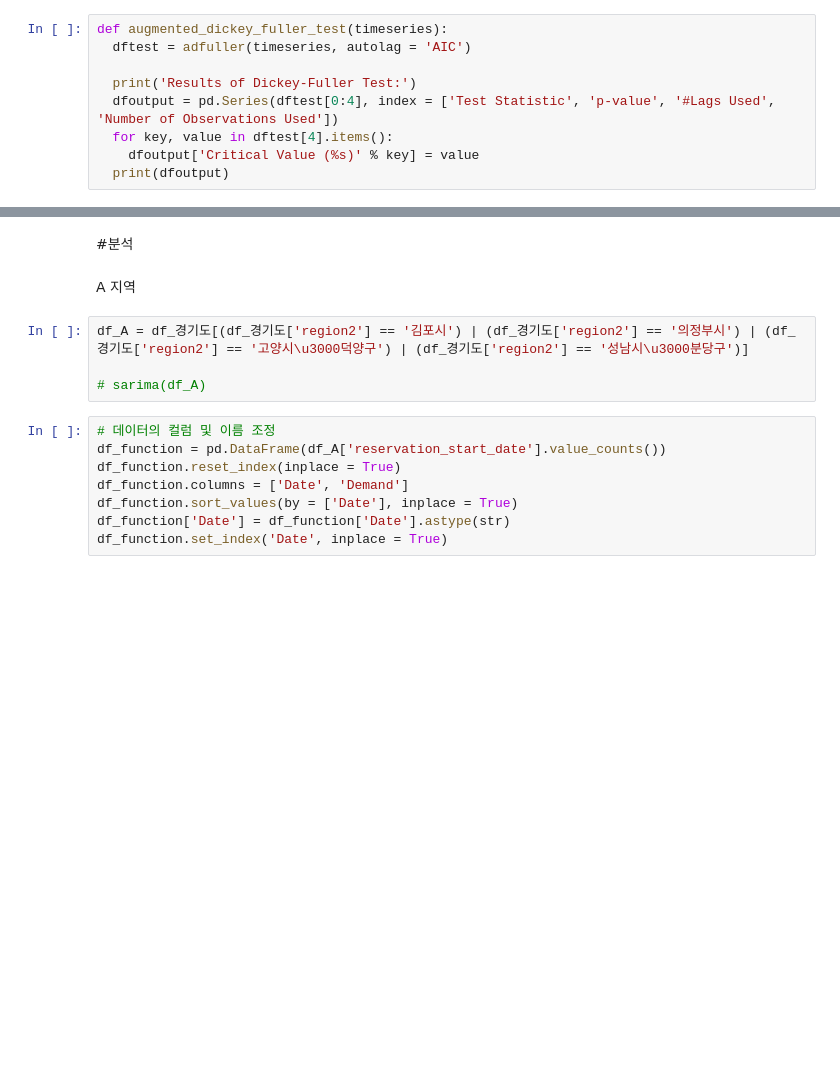
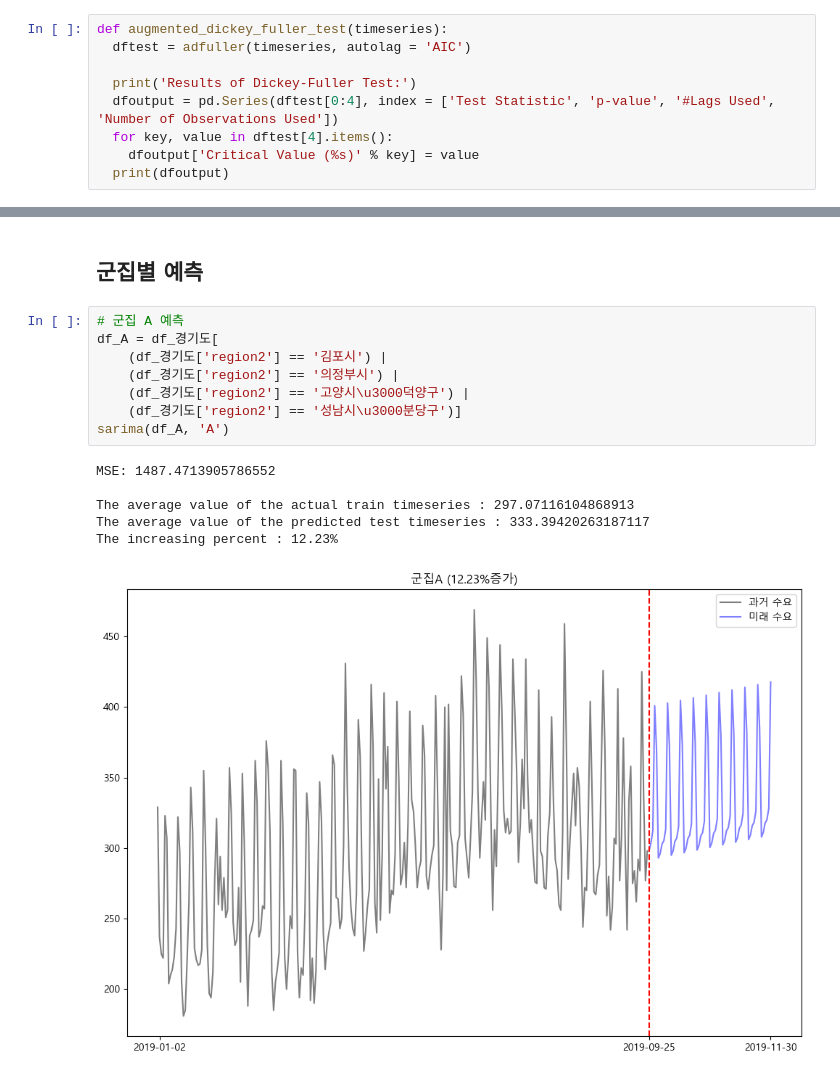
Before and after one commit to govin08/our-socar, a Jupyter notebook: main/code/code_c_forecasting/1c402_0203_SARIMA_ver_3.ipynb, the cells around one changed output, grey strips where cells are left out. Saved outputs shown, nothing was run; the diff lists cells and outputs as text; blank space fills up the shorter version.

```diff
--- a/main/code/code_c_forecasting/1c402_0203_SARIMA_ver_3.ipynb
+++ b/main/code/code_c_forecasting/1c402_0203_SARIMA_ver_3.ipynb
@@ -274,19 +298,20 @@ def sarima(data):
 
     # model.plot_diagnostics(figsize=(10, 10))
     # plt.show()
-# %% [markdown]
-#분석
-# %% [markdown]
-A 지역
+# %% [markdown]
+## 군집별 예측
 # %%
-df_A = df_경기도[(df_경기도['region2'] == '김포시') | (df_경기도['region2'] == '의정부시') | (df_경기도['region2'] == '고양시\u3000덕양구') | (df_경기도['region2'] == '성남시\u3000분당구')]
-
-# sarima(df_A)
+# 군집 A 예측
+df_A = df_경기도[
+    (df_경기도['region2'] == '김포시') |
+    (df_경기도['region2'] == '의정부시') |
+    (df_경기도['region2'] == '고양시\u3000덕양구') |
+    (df_경기도['region2'] == '성남시\u3000분당구')]
+sarima(df_A, 'A')
+# %% [output]
+MSE: 1487.4713905786552
+
+The average value of the actual train timeseries : 297.07116104868913
+The average value of the predicted test timeseries : 333.39420263187117
+The increasing percent : 12.23%
+[figure, added]
-# %%
-# 데이터의 컬럼 및 이름 조정
-df_function = pd.DataFrame(df_A['reservation_start_date'].value_counts())
-df_function.reset_index(inplace = True)
-df_function.columns = ['Date', 'Demand']
-df_function.sort_values(by = ['Date'], inplace = True)
-df_function['Date'] = df_function['Date'].astype(str)
-df_function.set_index('Date', inplace = True)
```
Also changed, not shown: parts of 30 cells of this notebook, 1 other file.
